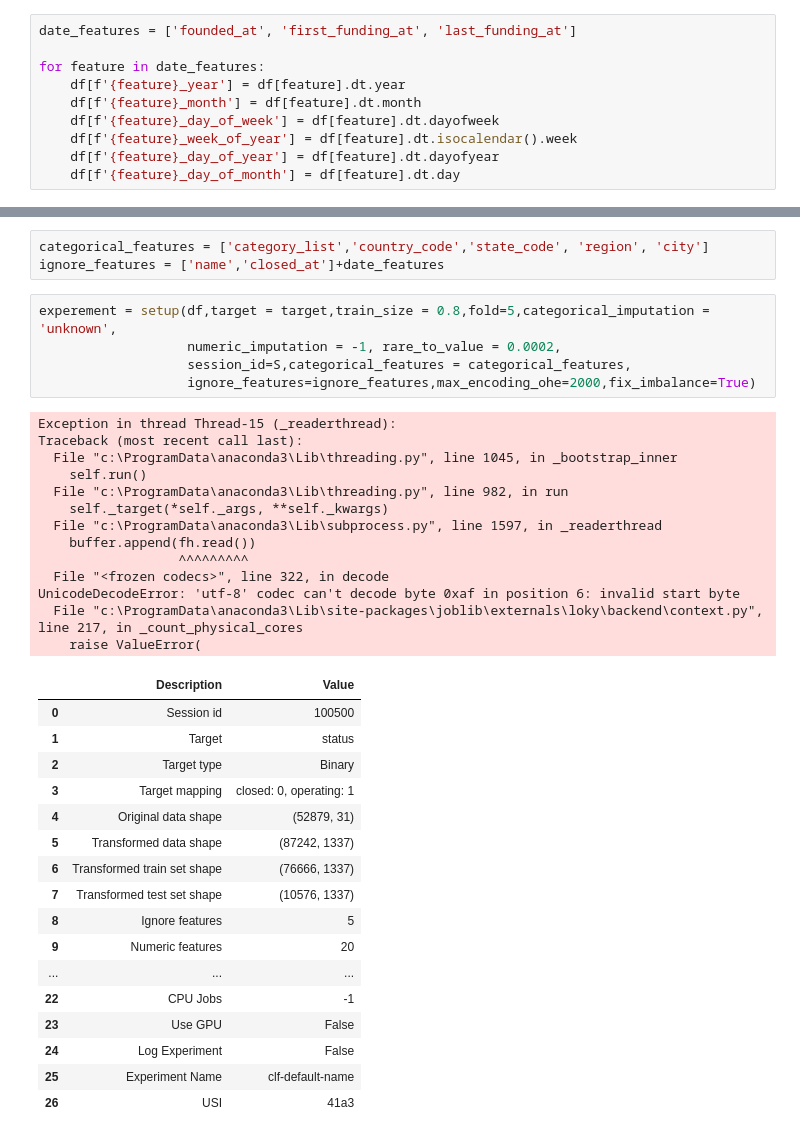
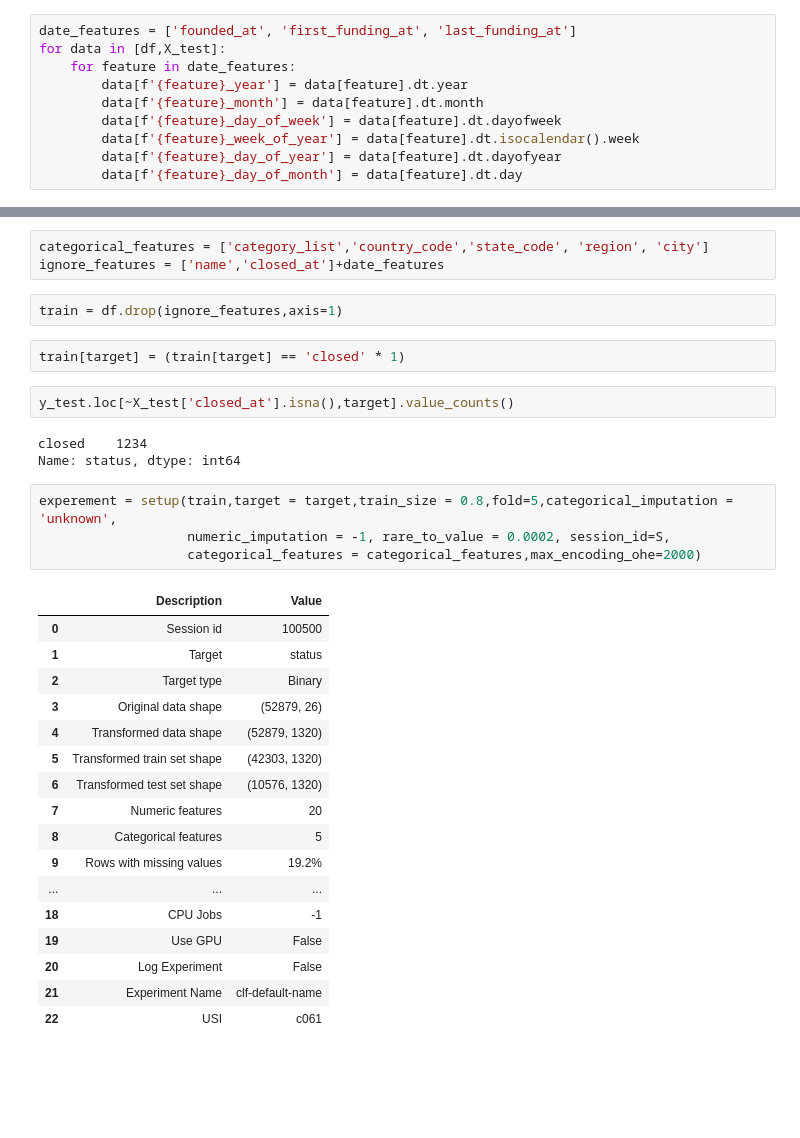
Before and after one commit to FedorSafonov/Predicting-the-success-of-startups, a Jupyter notebook: test.ipynb, the cells around one changed output, grey strips where cells are left out. Cells and saved outputs as stored; diff of their text form; blank space fills up the shorter version.

```diff
--- a/test.ipynb
+++ b/test.ipynb
@@ -666,14 +665,14 @@ for column in categorical_columns[1:]:
 ### Другие признаки
 # %%
 date_features = ['founded_at', 'first_funding_at', 'last_funding_at']
-
-for feature in date_features:
-    df[f'{feature}_year'] = df[feature].dt.year
-    df[f'{feature}_month'] = df[feature].dt.month
-    df[f'{feature}_day_of_week'] = df[feature].dt.dayofweek
-    df[f'{feature}_week_of_year'] = df[feature].dt.isocalendar().week
-    df[f'{feature}_day_of_year'] = df[feature].dt.dayofyear
-    df[f'{feature}_day_of_month'] = df[feature].dt.day
+for data in [df,X_test]:
+    for feature in date_features:
+        data[f'{feature}_year'] = data[feature].dt.year
+        data[f'{feature}_month'] = data[feature].dt.month
+        data[f'{feature}_day_of_week'] = data[feature].dt.dayofweek
+        data[f'{feature}_week_of_year'] = data[feature].dt.isocalendar().week
+        data[f'{feature}_day_of_year'] = data[feature].dt.dayofyear
+        data[f'{feature}_day_of_month'] = data[feature].dt.day
 # %% [markdown]
 # Предобработка
 # %% [markdown]
@@ -724,42 +723,37 @@ S = 100500
 # %%
 categorical_features = ['category_list','country_code','state_code', 'region', 'city']
 ignore_features = ['name','closed_at']+date_features
+# %%
+train = df.drop(ignore_features,axis=1)
+# %%
+train[target] = (train[target] == 'closed' * 1)
+# %%
+y_test.loc[~X_test['closed_at'].isna(),target].value_counts()
+# %% [output]
+closed    1234
+Name: status, dtype: int64
 # %%
-experement = setup(df,target = target,train_size = 0.8,fold=5,categorical_imputation = 'unknown',
-                   numeric_imputation = -1, rare_to_value = 0.0002,
-                   session_id=S,categorical_features = categorical_features,
-                   ignore_features=ignore_features,max_encoding_ohe=2000,fix_imbalance=True)
+experement = setup(train,target = target,train_size = 0.8,fold=5,categorical_imputation = 'unknown',
+                   numeric_imputation = -1, rare_to_value = 0.0002, session_id=S,
+                   categorical_features = categorical_features,max_encoding_ohe=2000)
 # %% [output]
-Exception in thread Thread-15 (_readerthread):
-Traceback (most recent call last):
-  File "c:\ProgramData\anaconda3\Lib\threading.py", line 1045, in _bootstrap_inner
-    self.run()
-  File "c:\ProgramData\anaconda3\Lib\threading.py", line 982, in run
-    self._target(*self._args, **self._kwargs)
-  File "c:\ProgramData\anaconda3\Lib\subprocess.py", line 1597, in _readerthread
-    buffer.append(fh.read())
-                  ^^^^^^^^^
-  File "<frozen codecs>", line 322, in decode
-UnicodeDecodeError: 'utf-8' codec can't decode byte 0xaf in position 6: invalid start byte
-  File "c:\ProgramData\anaconda3\Lib\site-packages\joblib\externals\loky\backend\context.py", line 217, in _count_physical_cores
-    raise ValueError(
 |  | Description | Value |
 | 0 | Session id | 100500 |
 | 1 | Target | status |
 | 2 | Target type | Binary |
-| 3 | Target mapping | closed: 0, operating: 1 |
-| 4 | Original data shape | (52879, 31) |
-| 5 | Transformed data shape | (87242, 1337) |
-| 6 | Transformed train set shape | (76666, 1337) |
-| 7 | Transformed test set shape | (10576, 1337) |
-| 8 | Ignore features | 5 |
-| 9 | Numeric features | 20 |
+| 3 | Original data shape | (52879, 26) |
+| 4 | Transformed data shape | (52879, 1320) |
+| 5 | Transformed train set shape | (42303, 1320) |
+| 6 | Transformed test set shape | (10576, 1320) |
+| 7 | Numeric features | 20 |
+| 8 | Categorical features | 5 |
+| 9 | Rows with missing values | 19.2% |
 | ... | ... | ... |
-| 22 | CPU Jobs | -1 |
-| 23 | Use GPU | False |
-| 24 | Log Experiment | False |
-| 25 | Experiment Name | clf-default-name |
-| 26 | USI | 41a3 |
+| 18 | CPU Jobs | -1 |
+| 19 | Use GPU | False |
+| 20 | Log Experiment | False |
+| 21 | Experiment Name | clf-default-name |
+| 22 | USI | c061 |
 # %%
 %%time
 %%chime
```
Also changed, not shown: parts of 21 cells of this notebook, 11 other files.
